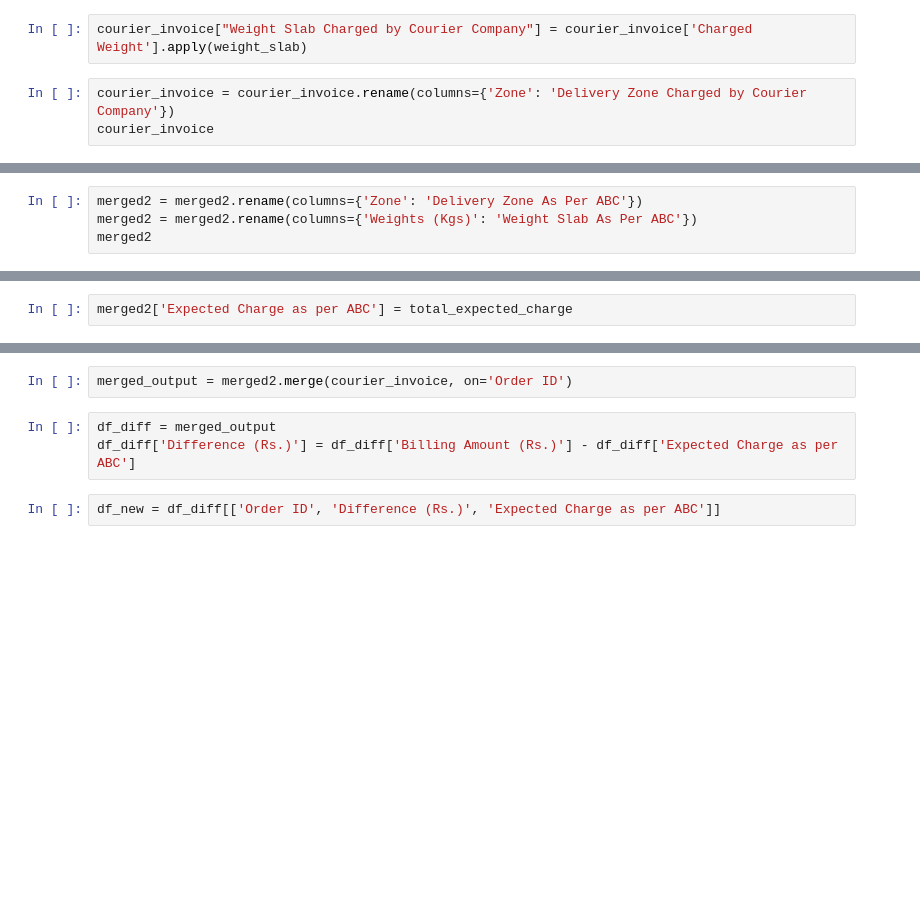
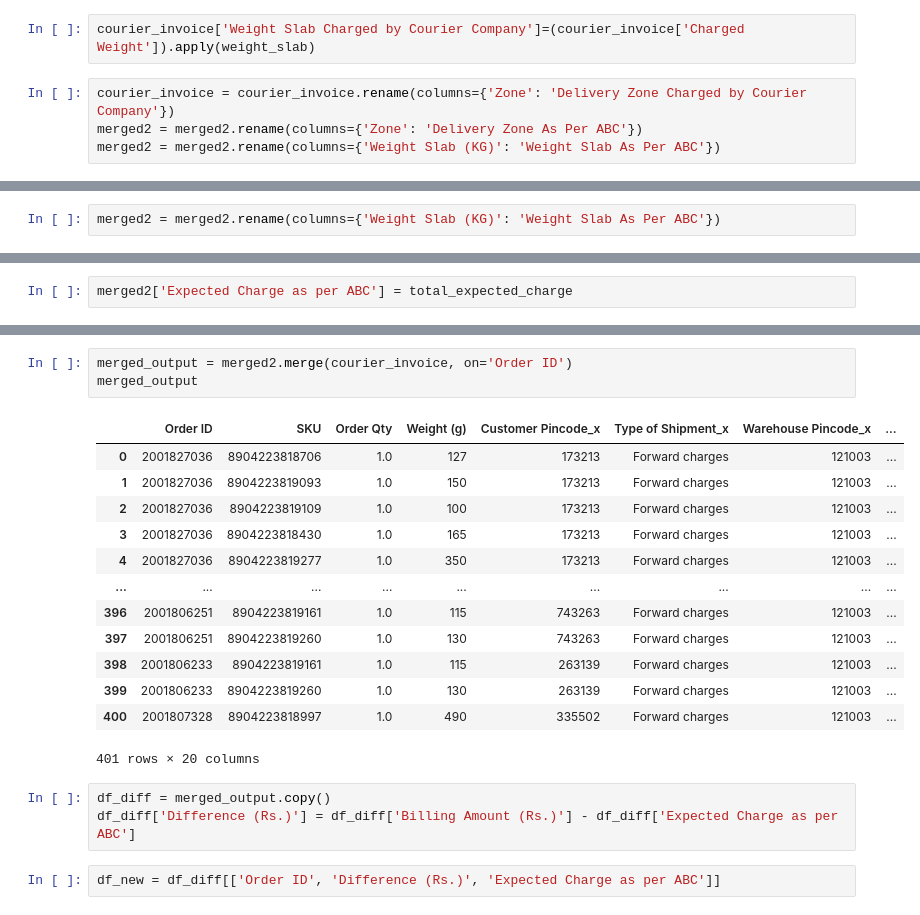
Before and after one commit to sarthakone105/Courier_accuracy_analysis, a Jupyter notebook: src/01.ipynb, the cells around one changed output, grey strips where cells are left out. Saved outputs shown, nothing was run; the diff lists cells and outputs as text; blank space fills up the shorter version.

```diff
--- a/src/01.ipynb
+++ b/src/01.ipynb
@@ -170,5 +34,6 @@ courier_invoice
 # %%
-courier_invoice["Weight Slab Charged by Courier Company"] = courier_invoice['Charged Weight'].apply(weight_slab)
+courier_invoice['Weight Slab Charged by Courier Company']=(courier_invoice['Charged Weight']).apply(weight_slab)
 # %%
 courier_invoice = courier_invoice.rename(columns={'Zone': 'Delivery Zone Charged by Courier Company'})
-courier_invoice
+merged2 = merged2.rename(columns={'Zone': 'Delivery Zone As Per ABC'})
+merged2 = merged2.rename(columns={'Weight Slab (KG)': 'Weight Slab As Per ABC'})
@@ -189,3 +40,5 @@ courier_invoice
+# %%
+merged2 = merged2.rename(columns={'Weight Slab (KG)': 'Weight Slab As Per ABC'})
 # %%
 merged2
 # %% [output]
@@ -205,4 +57,0 @@ merged2
-# %%
-merged2 = merged2.rename(columns={'Zone': 'Delivery Zone As Per ABC'})
-merged2 = merged2.rename(columns={'Weights (Kgs)': 'Weight Slab As Per ABC'})
-merged2
@@ -248,7 +96,22 @@ merged2['Expected Charge as per ABC'] = total_expected_charge
 # %%
 merged_output = merged2.merge(courier_invoice, on='Order ID')
+merged_output
+# %% [output]
+|  | Order ID | SKU | Order Qty | Weight (g) | Customer Pincode_x | Type of Shipment_x | Warehouse Pincode_x | ... |
+| 0 | 2001827036 | 8904223818706 | 1.0 | 127 | 173213 | Forward charges | 121003 | ... |
+| 1 | 2001827036 | 8904223819093 | 1.0 | 150 | 173213 | Forward charges | 121003 | ... |
+| 2 | 2001827036 | 8904223819109 | 1.0 | 100 | 173213 | Forward charges | 121003 | ... |
+| 3 | 2001827036 | 8904223818430 | 1.0 | 165 | 173213 | Forward charges | 121003 | ... |
+| 4 | 2001827036 | 8904223819277 | 1.0 | 350 | 173213 | Forward charges | 121003 | ... |
+| ... | ... | ... | ... | ... | ... | ... | ... | ... |
+| 396 | 2001806251 | 8904223819161 | 1.0 | 115 | 743263 | Forward charges | 121003 | ... |
+| 397 | 2001806251 | 8904223819260 | 1.0 | 130 | 743263 | Forward charges | 121003 | ... |
+| 398 | 2001806233 | 8904223819161 | 1.0 | 115 | 263139 | Forward charges | 121003 | ... |
+| 399 | 2001806233 | 8904223819260 | 1.0 | 130 | 263139 | Forward charges | 121003 | ... |
+| 400 | 2001807328 | 8904223818997 | 1.0 | 490 | 335502 | Forward charges | 121003 | ... |
+401 rows × 20 columns
 # %%
-df_diff = merged_output
+df_diff = merged_output.copy()
 df_diff['Difference (Rs.)'] = df_diff['Billing Amount (Rs.)'] - df_diff['Expected Charge as per ABC']
 # %%
 df_new = df_diff[['Order ID', 'Difference (Rs.)', 'Expected Charge as per ABC']]
```
Also changed, not shown: parts of 21 cells of this notebook.
